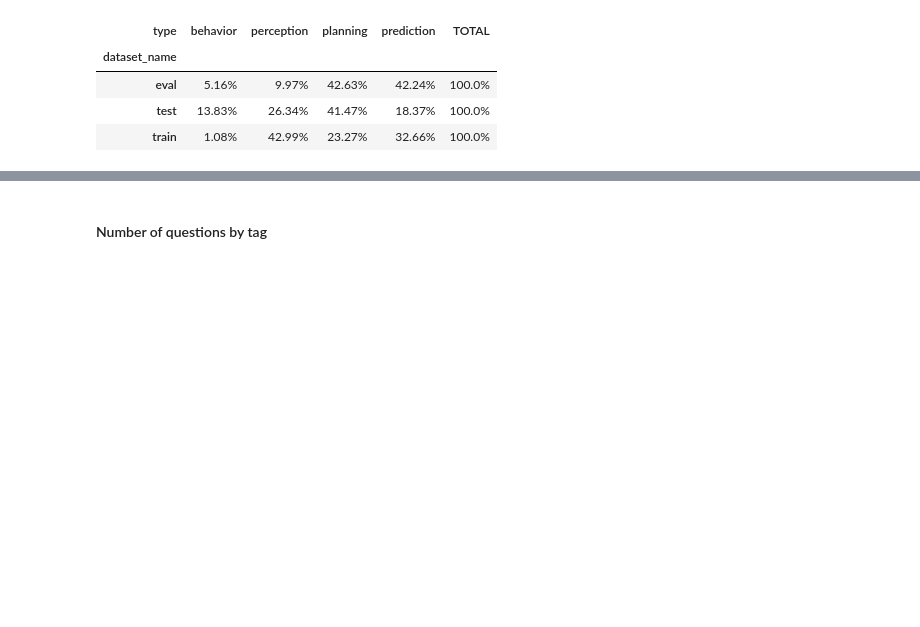
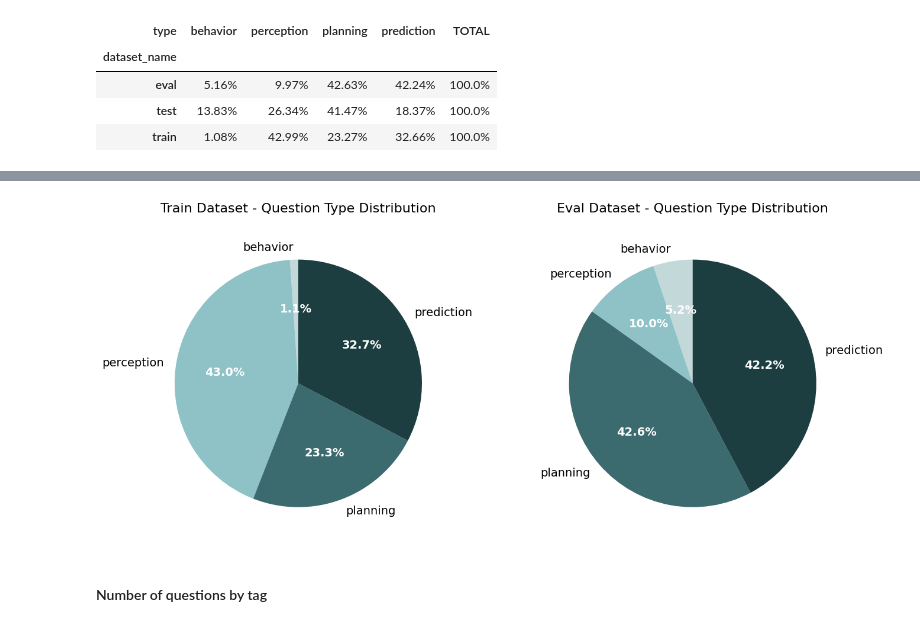
Before and after one commit to csiemssen/APP-RAS-Driving-with-Language, a Jupyter notebook: notebooks/analysis.ipynb, the cells around one changed output, grey strips where cells are left out. Cells and saved outputs as stored; diff of their text form; code cells hidden in the pictures; blank space fills up the shorter version.

Commit message:
add pie charts

```diff
--- a/notebooks/analysis.ipynb
+++ b/notebooks/analysis.ipynb
@@ -76,3 +76,12 @@ display(type_perc)
 | eval | 5.16% | 9.97% | 42.63% | 42.24% | 100.0% |
 | test | 13.83% | 26.34% | 41.47% | 18.37% | 100.0% |
 | train | 1.08% | 42.99% | 23.27% | 32.66% | 100.0% |
+# %%
+columns = type_perc.columns
+print(columns)
+
+perc_train = type_perc.loc["train"].drop("TOTAL")
+perc_eval = type_perc.loc["eval"].drop("TOTAL")
+
+print(perc_train)
+print(perc_eval)
@@ -79,3 +102,45 @@ display(type_perc)
+# %%
+import matplotlib.pyplot as plt
+
+
+colors = ['#c3d8d8', '#8ec2c6', '#3b6a6f', '#1c3e41']
+
+fig, (ax1, ax2) = plt.subplots(1, 2, figsize=(15, 7))
+perc_train_numeric = perc_train.str.rstrip('%').astype(float)
+perc_eval_numeric = perc_eval.str.rstrip('%').astype(float)
+
+# Train pie chart
+wedges1, texts1, autotexts1 = ax1.pie(
+    perc_train_numeric.values,
+    labels=perc_train_numeric.index,
+    autopct='%1.1f%%',
+    startangle=90,
+    colors=colors,
+    textprops={'fontsize': 14}
+)
+ax1.set_title('Train Dataset - Question Type Distribution', fontsize=16, pad=20)
+
+# Eval pie chart
+wedges2, texts2, autotexts2 = ax2.pie(
+    perc_eval_numeric.values,
+    labels=perc_eval_numeric.index,
+    autopct='%1.1f%%',
+    startangle=90,
+    colors=colors,
+    textprops={'fontsize': 14}
+)
+ax2.set_title('Eval Dataset - Question Type Distribution', fontsize=16, pad=20)
+
+# Make percentage text bold
+for autotext in autotexts1 + autotexts2:
+    autotext.set_weight('bold')
+    autotext.set_color('white')
+
+plt.tight_layout(pad=5.0)
+plt.savefig("question_type_pie_charts.png")
+plt.show()
+# %% [output]
+[figure, added]
 # %% [markdown]
 #### Number of questions by tag
 # %%
```
Also changed, not shown: parts of 1 cell of this notebook.
